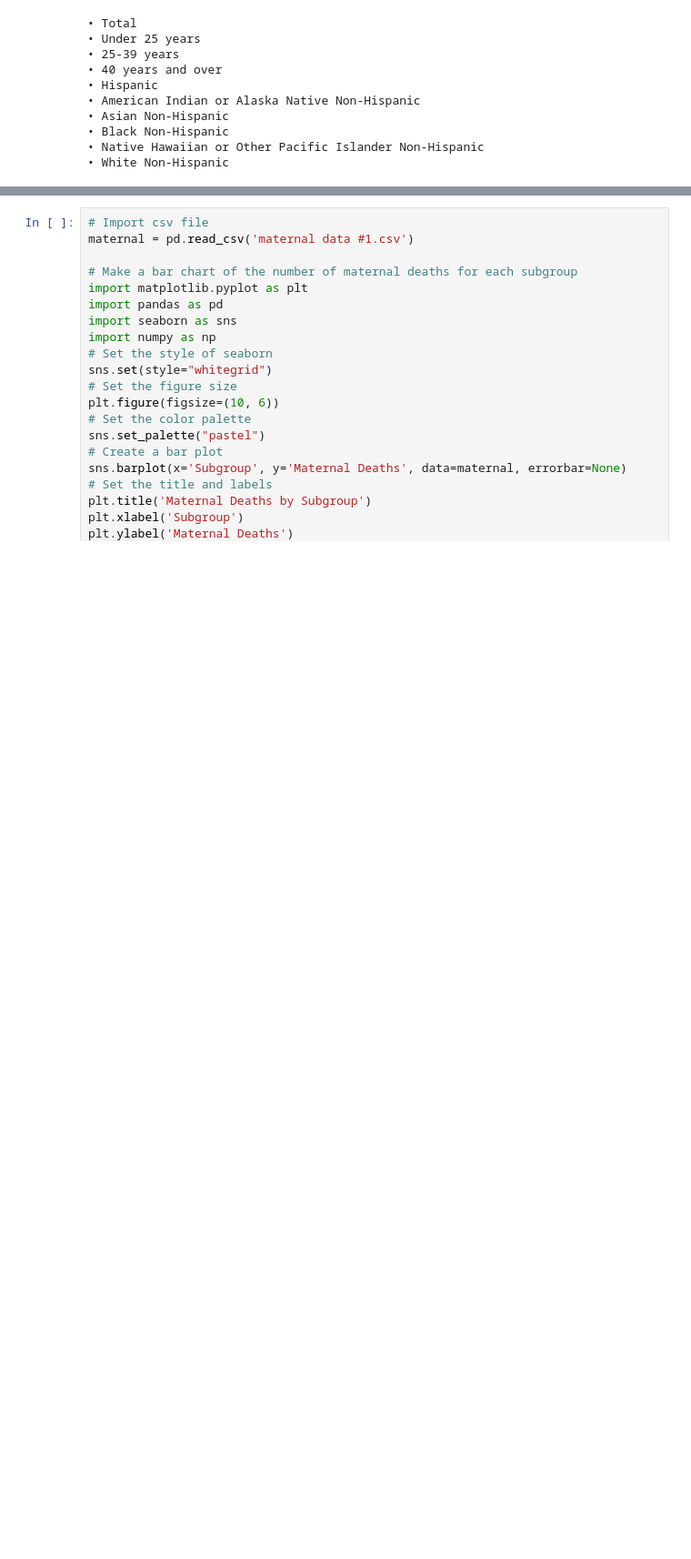
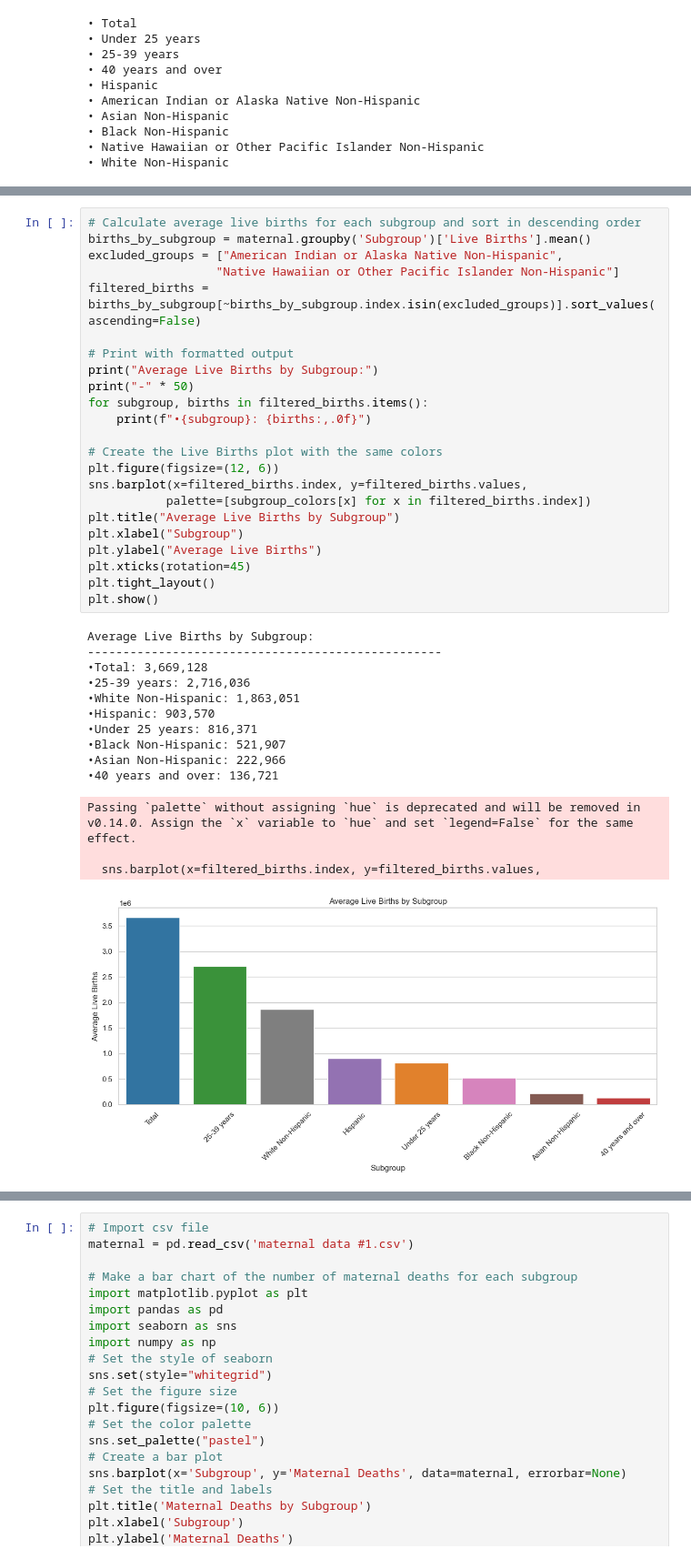
Before and after one commit to anaboulay/PUBH1142, a Jupyter notebook: PUBH 1142 maternal health project.ipynb, the cells around one changed output, grey strips where cells are left out. Shown at 91% size. Cells and saved outputs as stored; diff of their text form; blank space fills up the shorter version.

```diff
--- a/PUBH 1142 maternal health project.ipynb
+++ b/PUBH 1142 maternal health project.ipynb
@@ -80 +130,39 @@ for group in subgroups:
+# %%
+# Calculate average live births for each subgroup and sort in descending order
+births_by_subgroup = maternal.groupby('Subgroup')['Live Births'].mean()
+excluded_groups = ["American Indian or Alaska Native Non-Hispanic",
+                  "Native Hawaiian or Other Pacific Islander Non-Hispanic"]
+filtered_births = births_by_subgroup[~births_by_subgroup.index.isin(excluded_groups)].sort_values(ascending=False)
+
+# Print with formatted output
+print("Average Live Births by Subgroup:")
+print("-" * 50)
+for subgroup, births in filtered_births.items():
+    print(f"•{subgroup}: {births:,.0f}")
+
+# Create the Live Births plot with the same colors
+plt.figure(figsize=(12, 6))
+sns.barplot(x=filtered_births.index, y=filtered_births.values,
+           palette=[subgroup_colors[x] for x in filtered_births.index])
+plt.title("Average Live Births by Subgroup")
+plt.xlabel("Subgroup")
+plt.ylabel("Average Live Births")
+plt.xticks(rotation=45)
+plt.tight_layout()
+plt.show()
+# %% [output]
+Average Live Births by Subgroup:
+--------------------------------------------------
+•Total: 3,669,128
+•25-39 years: 2,716,036
+•White Non-Hispanic: 1,863,051
+•Hispanic: 903,570
+•Under 25 years: 816,371
+•Black Non-Hispanic: 521,907
+•Asian Non-Hispanic: 222,966
+•40 years and over: 136,721
+Passing `palette` without assigning `hue` is deprecated and will be removed in v0.14.0. Assign the `x` variable to `hue` and set `legend=False` for the same effect.
+
+  sns.barplot(x=filtered_births.index, y=filtered_births.values,
+[figure, added]
 # %%
```
Also changed, not shown: parts of 4 cells of this notebook.
